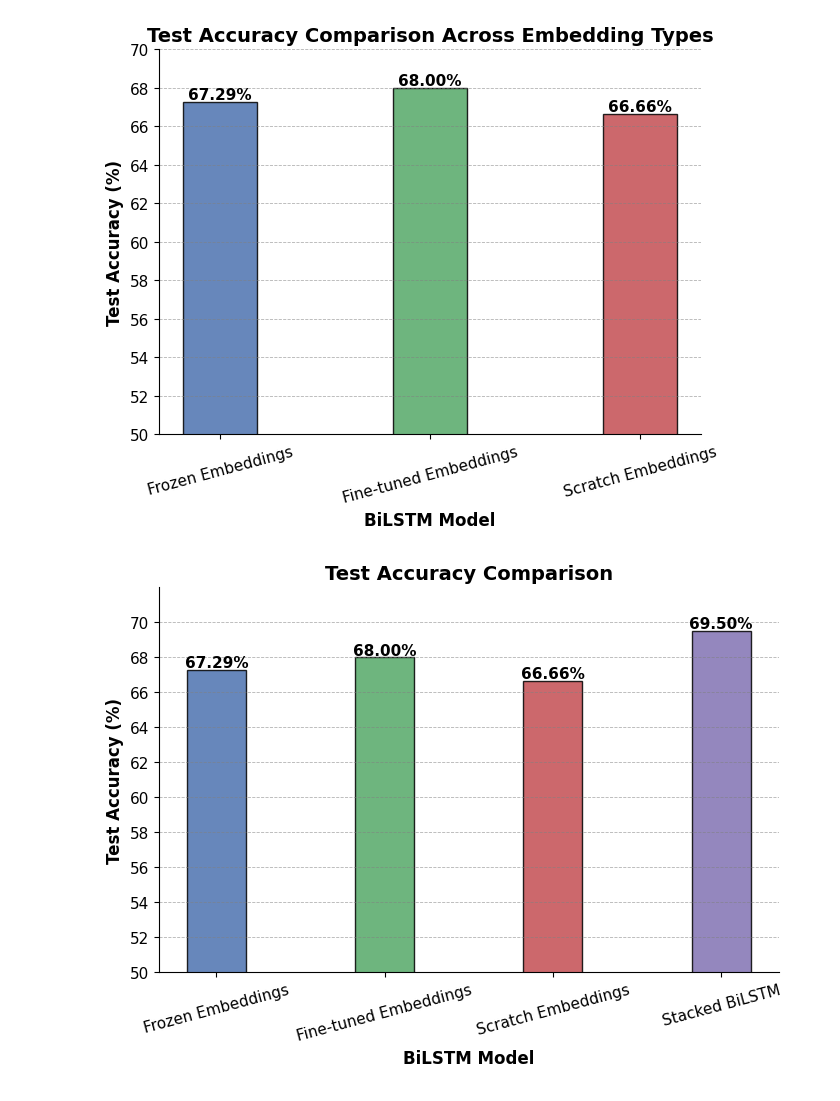
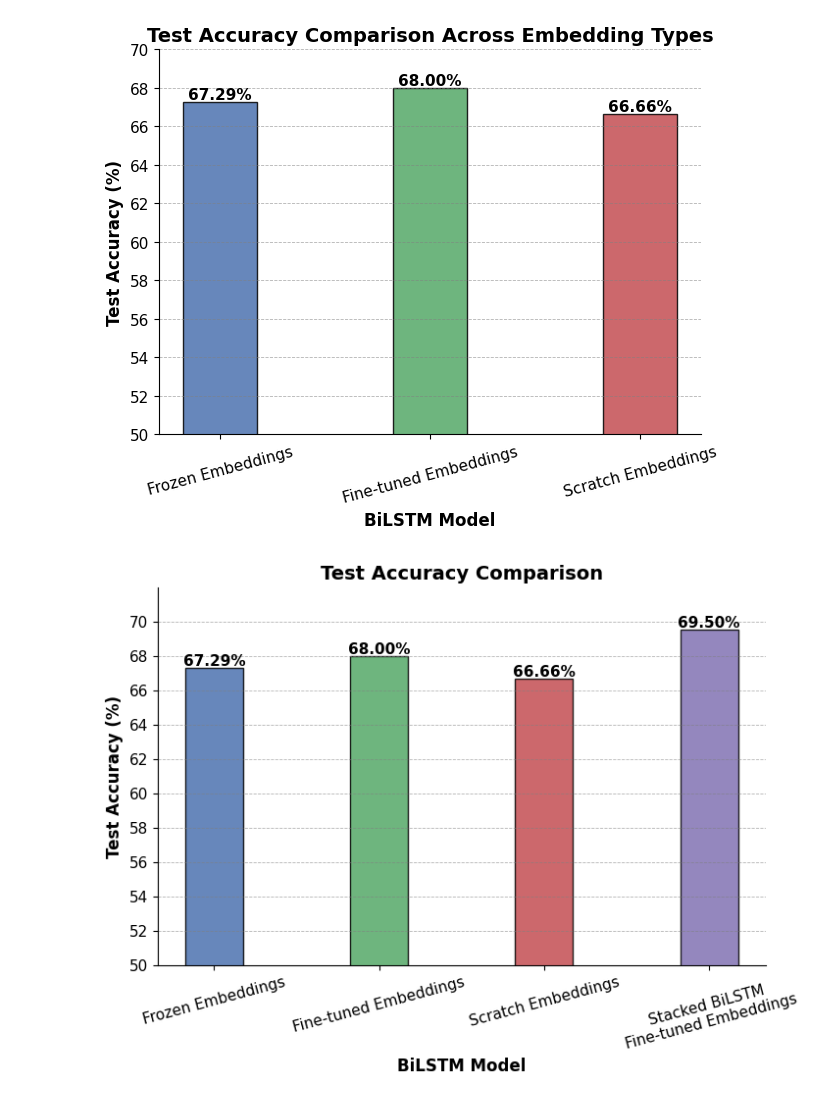
Before and after one commit to ridwanultanvir/Modeling_Semantic_Relationship, a Jupyter notebook: Code/Diagram/plot_test_score.ipynb, the cells around one changed output. Cells and saved outputs as stored; diff of their text form; code cells hidden in the pictures.

```diff
--- a/Code/Diagram/plot_test_score.ipynb
+++ b/Code/Diagram/plot_test_score.ipynb
@@ -52,7 +72,7 @@ import matplotlib.pyplot as plt
 import numpy as np
 
 # Test accuracy values in percentage (including Stacked BiLSTM)
-models = ["Frozen Embeddings", "Fine-tuned Embeddings", "Scratch Embeddings", "Stacked BiLSTM"]
+models = ["Frozen Embeddings", "Fine-tuned Embeddings", "Scratch Embeddings", "Stacked BiLSTM\nFine-tuned Embeddings"]
 test_accuracies = [67.29, 68.00, 66.66, 69.50]  # Updated with Stacked BiLSTM
 
 # Set figure size (slightly wider for clarity)
@@ -68,31 +88,31 @@ bar_colors = ["#4c72b0", "#55a868", "#c44e52", "#8172b3"]  # Blue, Green, Red, P
 bars = plt.bar(models, test_accuracies, color=bar_colors, alpha=0.85, width=bar_width, edgecolor="black", linewidth=1)
 
 # Annotate each bar with its exact percentage value
 for bar, acc in zip(bars, test_accuracies):
     plt.text(bar.get_x() + bar.get_width()/2, bar.get_height() + 0.15, f"{acc:.2f}%",
              ha='center', fontsize=11, fontweight="bold", color="black")
 
 # Labels and title
 plt.ylabel("Test Accuracy (%)", fontsize=12, fontweight="bold")
 plt.xlabel("BiLSTM Model", fontsize=12, fontweight="bold")
 plt.title("Test Accuracy Comparison", fontsize=14, fontweight="bold")
 
 # Proper y-ticks
 yticks = np.arange(50, 72, 2)  # Adjusted to include 70%+
 plt.yticks(yticks, fontsize=11)
 plt.ylim(50, 72)  # Extended to fit Stacked BiLSTM result
 
 # Rotate x-axis labels slightly for better readability
 plt.xticks(rotation=15, fontsize=11)
 
 # Add refined, light gray grid lines (subtle but visible)
 plt.grid(axis="y", linestyle="--", linewidth=0.6, color="gray", alpha=0.6)
 
 # Remove unnecessary chart borders
 plt.gca().spines["top"].set_visible(False)
 plt.gca().spines["right"].set_visible(False)
 
 # Show the plot
 plt.show()
 # %% [output]
-[figure, old version]
+[figure, new version]
```
Also changed, not shown: parts of 1 cell of this notebook.
